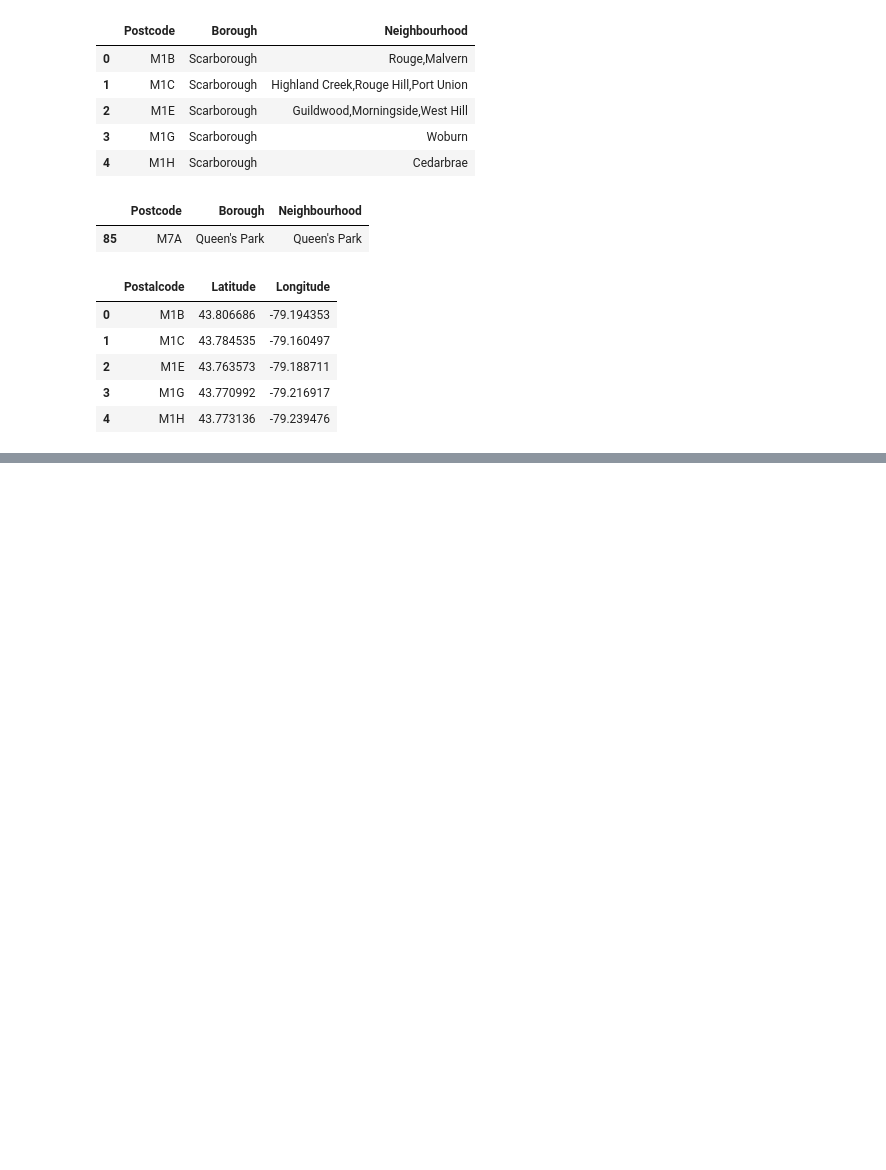
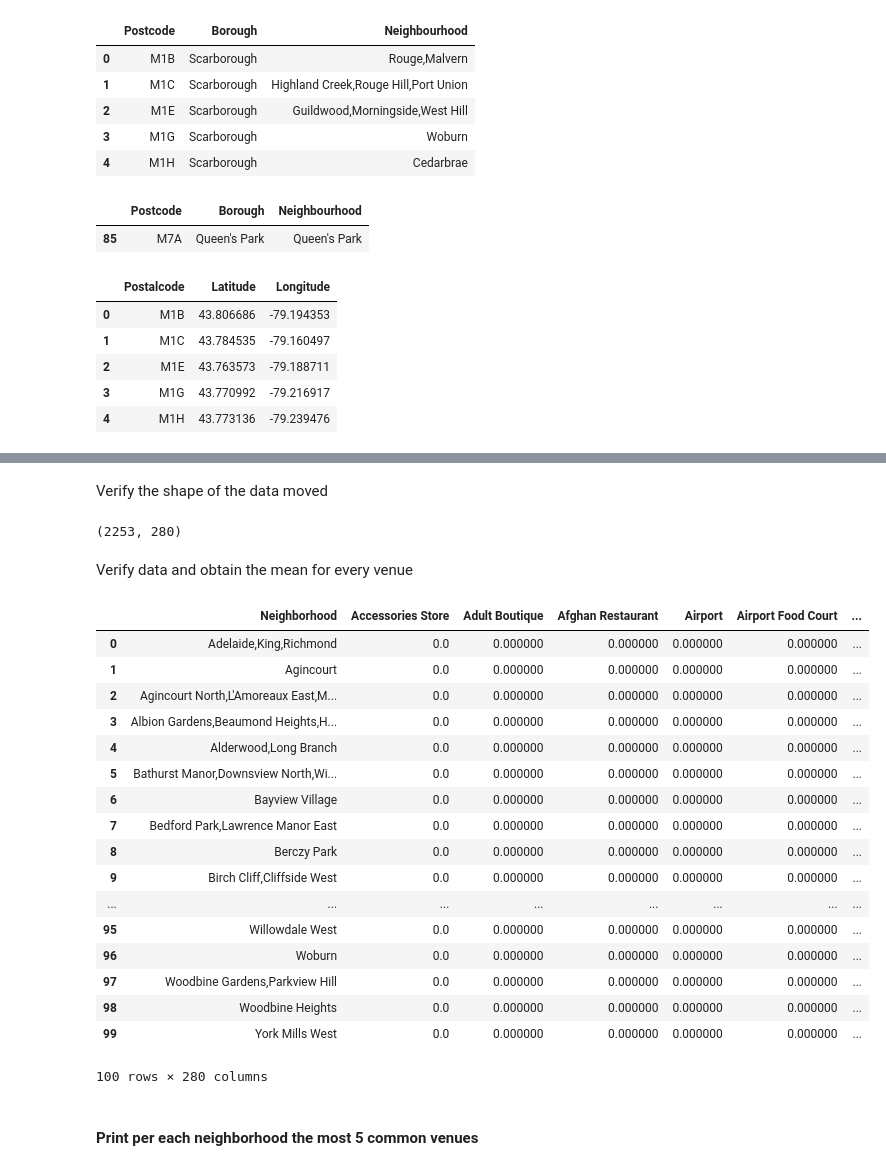
Before and after one commit to edsonSozaAndrade/Coursera_Capstone, a Jupyter notebook: Toronto_Data.ipynb, the cells around one changed output, grey strips where cells are left out. Cells and saved outputs as stored; diff of their text form; code cells hidden in the pictures; blank space fills up the shorter version.

```diff
--- a/Toronto_Data.ipynb
+++ b/Toronto_Data.ipynb
@@ -153,0 +198,18 @@ dfJoinedData
+# %%
+# create map of Toronto using latitude and longitude values
+map_toronto = folium.Map(location=[torontoLatitude, torontoLongitude], zoom_start=11)
+
+# add markers to map
+for lat, lng, label in zip(dfJoinedData['Latitude'], dfJoinedData['Longitude'], dfJoinedData['Neighbourhood']):
+    label = folium.Popup(label, parse_html=True)
+    folium.CircleMarker(
+        [lat, lng],
+        radius=5,
+        popup=label,
+        color='blue',
+        fill=True,
+        fill_color='#3186cc',
+        fill_opacity=0.7,
+        parse_html=False).add_to(map_toronto)
+#show map
+map_toronto
@@ -153,0 +218,6 @@ dfJoinedData
+# %%
+CLIENT_ID = 'NVNCOJV0OSRMQGY01RZAQBZAVJOLC4Q4XI0PNWRPZQKRDRRM' # your Foursquare ID
+CLIENT_SECRET = 'XURZFAEPJD3KRRV3JMVNH3KPEAYBNFDMAUCUNYU4S1WF1IUO' # your Foursquare Secret
+VERSION = '20180605' # Foursquare API version
+LIMIT = 100
+radius = 500 # define radius
@@ -153,0 +270,5 @@ dfJoinedData
+# %%
+#Find Venues in Toronto
+toronto_venues = getNearbyVenues(names=dfJoinedData['Neighbourhood'],
+                                   latitudes=dfJoinedData['Latitude'],
+                                   longitudes=dfJoinedData['Longitude'])
@@ -153,0 +334,13 @@ dfJoinedData
+# %%
+# one hot encoding
+toronto_onehot = pd.get_dummies(toronto_venues[['Venue Category']], prefix="", prefix_sep="")
+
+# add neighborhood column back to dataframe
+toronto_onehot['Neighborhood'] = toronto_venues[['Neighborhood']]
+
+# move neighborhood column to the first column
+neighborhoodColumn = toronto_onehot['Neighborhood']
+toronto_onehot.drop(labels=['Neighborhood'], axis=1,inplace = True)
+toronto_onehot.insert(0, 'Neighborhood', neighborhoodColumn)
+
+toronto_onehot.head()
@@ -153,0 +355,32 @@ dfJoinedData
+# %% [markdown]
+Verify the shape of the data moved
+# %%
+toronto_onehot.shape
+# %% [output]
+(2253, 280)
+# %% [markdown]
+Verify data and obtain the mean for every venue
+# %%
+toronto_grouped = toronto_onehot.groupby('Neighborhood').mean().reset_index()
+toronto_grouped
+# %% [output]
+|  | Neighborhood | Accessories Store | Adult Boutique | Afghan Restaurant | Airport | Airport Food Court | ... |
+| 0 | Adelaide,King,Richmond | 0.0 | 0.000000 | 0.000000 | 0.000000 | 0.000000 | ... |
+| 1 | Agincourt | 0.0 | 0.000000 | 0.000000 | 0.000000 | 0.000000 | ... |
+| 2 | Agincourt North,L'Amoreaux East,M... | 0.0 | 0.000000 | 0.000000 | 0.000000 | 0.000000 | ... |
+| 3 | Albion Gardens,Beaumond Heights,H... | 0.0 | 0.000000 | 0.000000 | 0.000000 | 0.000000 | ... |
+| 4 | Alderwood,Long Branch | 0.0 | 0.000000 | 0.000000 | 0.000000 | 0.000000 | ... |
+| 5 | Bathurst Manor,Downsview North,Wi... | 0.0 | 0.000000 | 0.000000 | 0.000000 | 0.000000 | ... |
+| 6 | Bayview Village | 0.0 | 0.000000 | 0.000000 | 0.000000 | 0.000000 | ... |
+| 7 | Bedford Park,Lawrence Manor East | 0.0 | 0.000000 | 0.000000 | 0.000000 | 0.000000 | ... |
+| 8 | Berczy Park | 0.0 | 0.000000 | 0.000000 | 0.000000 | 0.000000 | ... |
+| 9 | Birch Cliff,Cliffside West | 0.0 | 0.000000 | 0.000000 | 0.000000 | 0.000000 | ... |
+| ... | ... | ... | ... | ... | ... | ... | ... |
+| 95 | Willowdale West | 0.0 | 0.000000 | 0.000000 | 0.000000 | 0.000000 | ... |
+| 96 | Woburn | 0.0 | 0.000000 | 0.000000 | 0.000000 | 0.000000 | ... |
+| 97 | Woodbine Gardens,Parkview Hill | 0.0 | 0.000000 | 0.000000 | 0.000000 | 0.000000 | ... |
+| 98 | Woodbine Heights | 0.0 | 0.000000 | 0.000000 | 0.000000 | 0.000000 | ... |
+| 99 | York Mills West | 0.0 | 0.000000 | 0.000000 | 0.000000 | 0.000000 | ... |
+100 rows × 280 columns
+# %% [markdown]
+#### Print per each neighborhood the most 5 common venues
```
Also changed, not shown: parts of 48 cells of this notebook.
